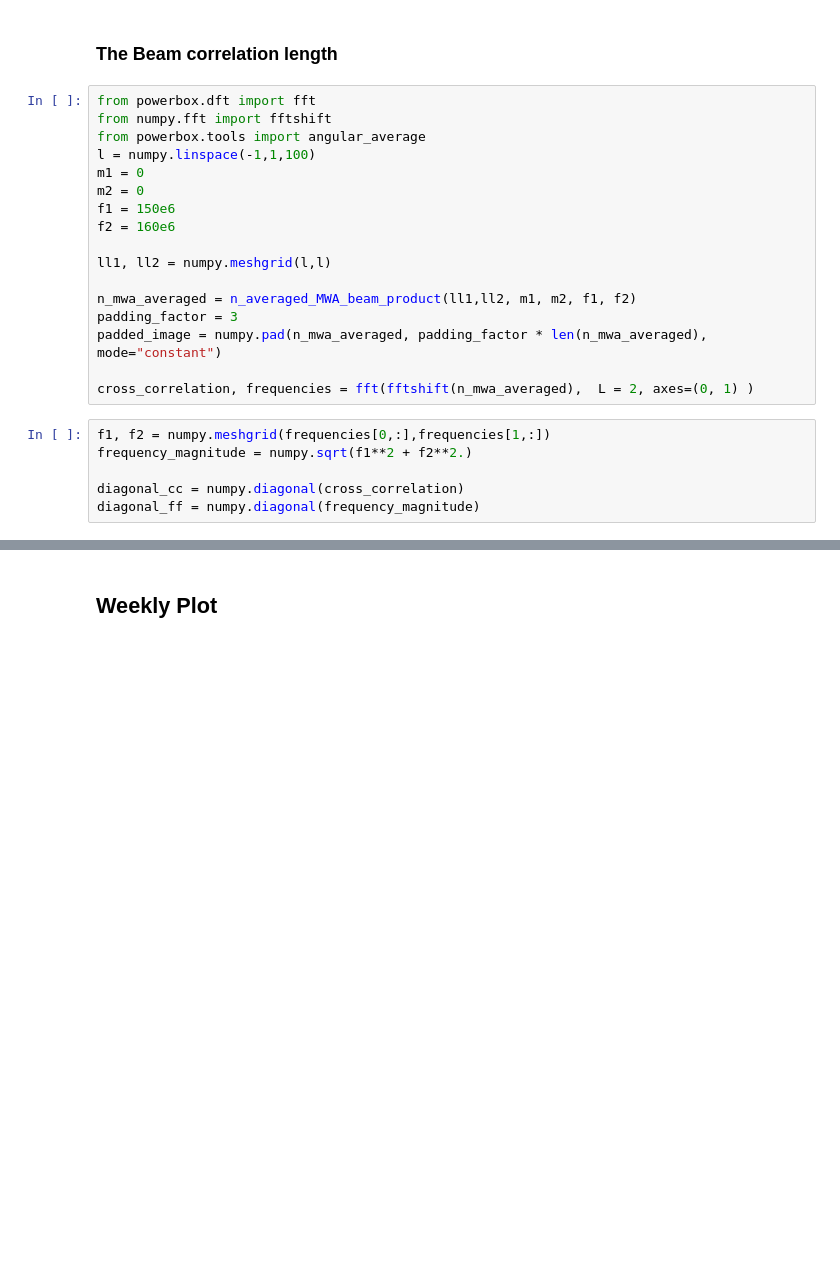
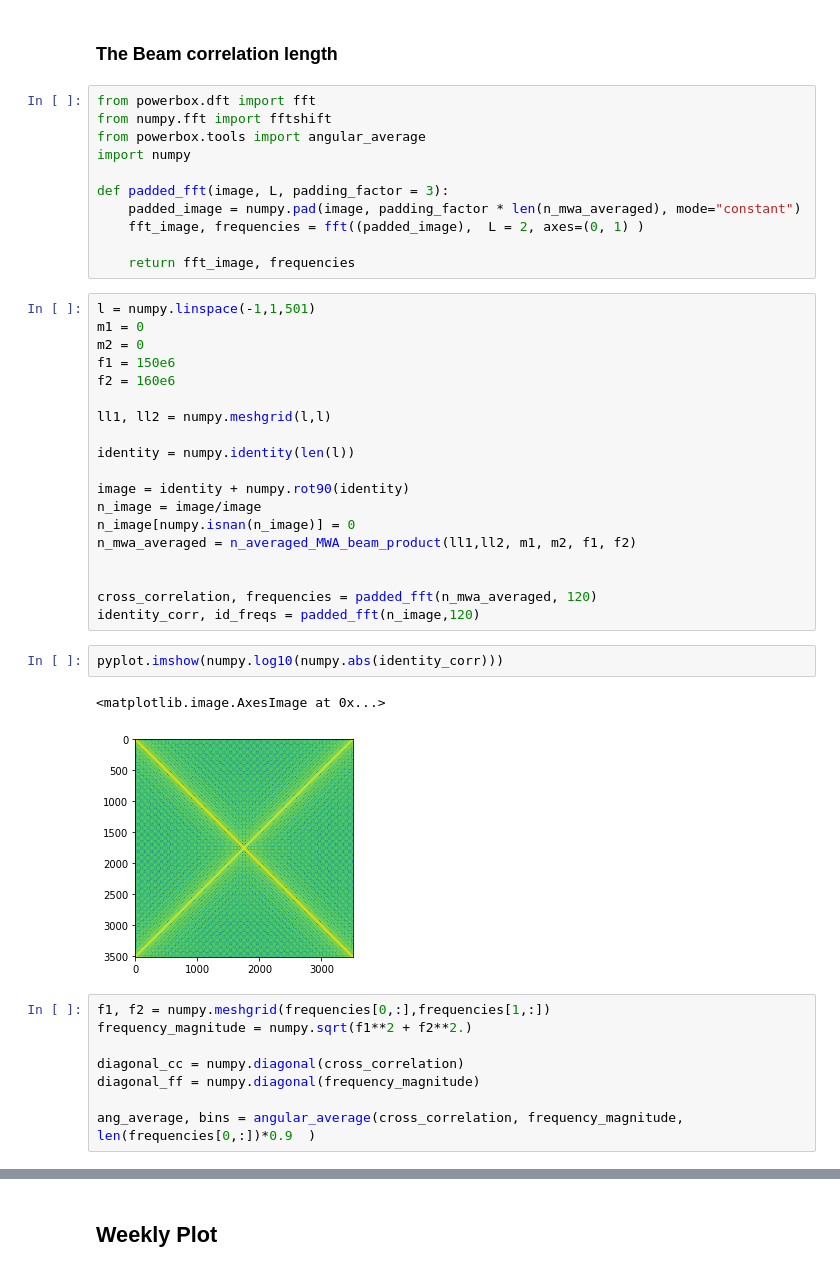
Before and after one commit to ronniyjoseph/Beam-Perturbations, a Jupyter notebook: Beam Covariance Re-do.ipynb, the cells around one changed output, grey strips where cells are left out. Drawn from its saved outputs; the diff is of its cells as text; blank space fills up the shorter version.

```diff
--- a/Beam Covariance Re-do.ipynb
+++ b/Beam Covariance Re-do.ipynb
@@ -854,25 +871,45 @@ for faulty_dipole in range(16):
 from powerbox.dft import fft
 from numpy.fft import fftshift
 from powerbox.tools import angular_average
-l = numpy.linspace(-1,1,100)
-m1 = 0
-m2 = 0
-f1 = 150e6
-f2 = 160e6
+import numpy
 
-ll1, ll2 = numpy.meshgrid(l,l)
+def padded_fft(image, L, padding_factor = 3):
+    padded_image = numpy.pad(image, padding_factor * len(n_mwa_averaged), mode="constant")
+    fft_image, frequencies = fft((padded_image),  L = 2, axes=(0, 1) )
 
-n_mwa_averaged = n_averaged_MWA_beam_product(ll1,ll2, m1, m2, f1, f2)
-padding_factor = 3
-padded_image = numpy.pad(n_mwa_averaged, padding_factor * len(n_mwa_averaged), mode="constant")
-
-cross_correlation, frequencies = fft(fftshift(n_mwa_averaged),  L = 2, axes=(0, 1) )
+    return fft_image, frequencies
+# %%
+l = numpy.linspace(-1,1,501)
+m1 = 0
+m2 = 0
+f1 = 150e6
+f2 = 160e6
+
+ll1, ll2 = numpy.meshgrid(l,l)
+
+identity = numpy.identity(len(l))
+
+image = identity + numpy.rot90(identity)
+n_image = image/image
+n_image[numpy.isnan(n_image)] = 0
+n_mwa_averaged = n_averaged_MWA_beam_product(ll1,ll2, m1, m2, f1, f2)
+
+
+cross_correlation, frequencies = padded_fft(n_mwa_averaged, 120)
+identity_corr, id_freqs = padded_fft(n_image,120)
+# %%
+pyplot.imshow(numpy.log10(numpy.abs(identity_corr)))
+# %% [output]
+<matplotlib.image.AxesImage at 0x...>
+[figure, added]
 # %%
 f1, f2 = numpy.meshgrid(frequencies[0,:],frequencies[1,:])
 frequency_magnitude = numpy.sqrt(f1**2 + f2**2.)
 
 diagonal_cc = numpy.diagonal(cross_correlation)
 diagonal_ff = numpy.diagonal(frequency_magnitude)
+
+ang_average, bins = angular_average(cross_correlation, frequency_magnitude, len(frequencies[0,:])*0.9  )
 # %%
 figure = pyplot.figure(figsize = (13,5))
 crosscorr_ax = figure.add_subplot(1,2,1)
```
Also changed, not shown: parts of 6 cells of this notebook.
